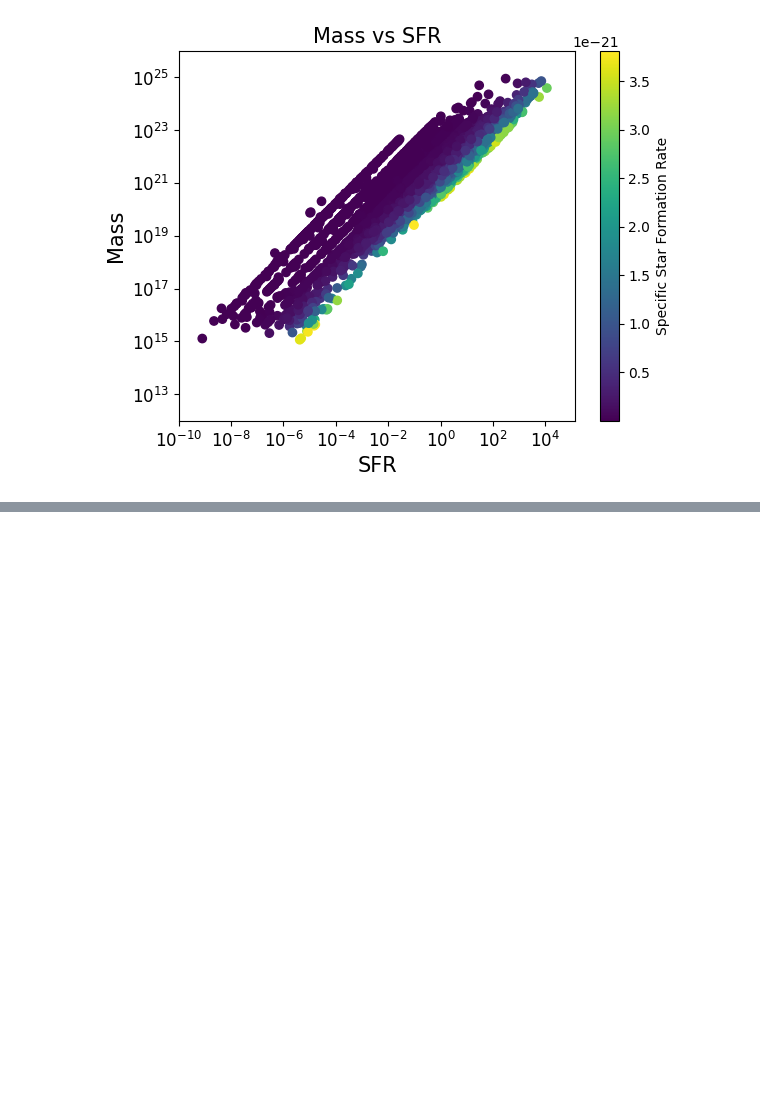
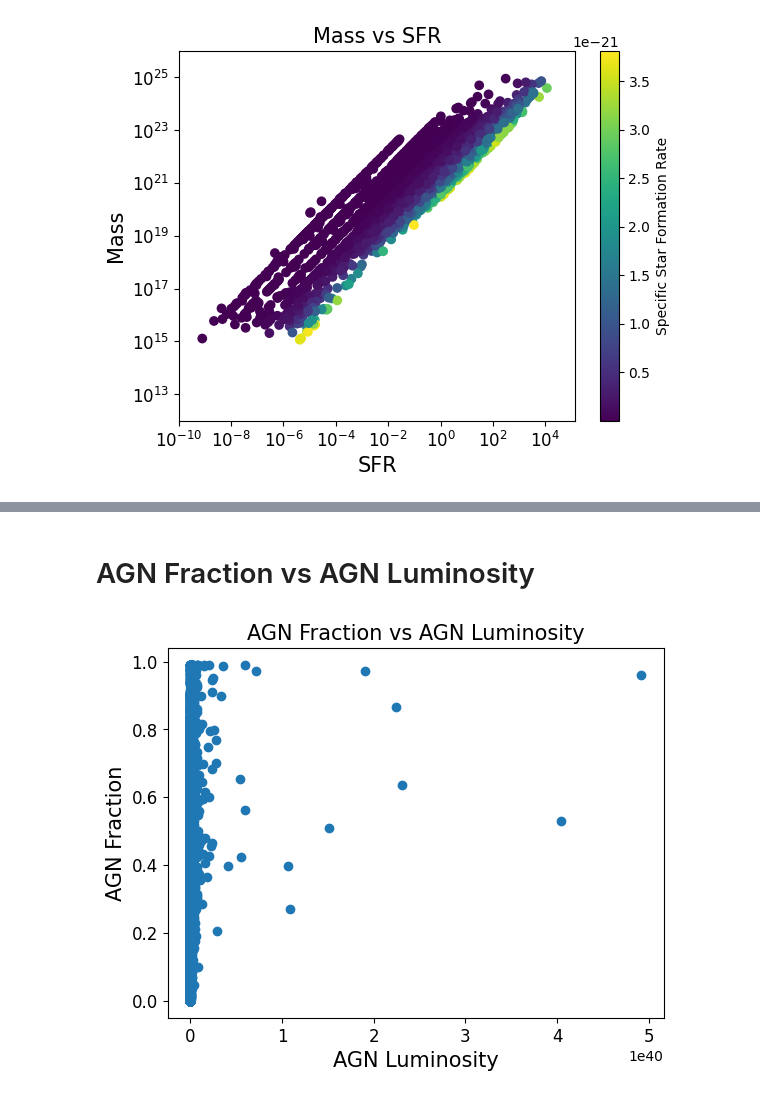
Before and after one commit to daniel-lyon/MPhil-Code, a Jupyter notebook: scaling_plots.ipynb, the cells around one changed output, grey strips where cells are left out. Saved outputs shown, nothing was run; the diff lists cells and outputs as text; code cells hidden in the pictures; blank space fills up the shorter version.

```diff
--- a/scaling_plots.ipynb
+++ b/scaling_plots.ipynb
@@ -45,0 +82,17 @@ plt.show()
+# %% [markdown]
+# AGN Fraction vs AGN Luminosity
+# %%
+# Get AGN Fraction and AGN Luminosity
+AGN_frac = df['bayes.agn.fracAGN']
+AGN_lum = df['bayes.agn.luminosity']
+
+# Plot AGN Fraction vs AGN Luminosity
+plt.scatter(AGN_lum, AGN_frac)
+plt.title('AGN Fraction vs AGN Luminosity', fontsize=15)
+plt.ylabel('AGN Fraction', fontsize=15)
+plt.xlabel('AGN Luminosity', fontsize=15)
+plt.yticks(fontsize=12)
+plt.xticks(fontsize=12)
+plt.show()
+# %% [output]
+[figure, added]
```
Also changed, not shown: parts of 14 cells of this notebook.
